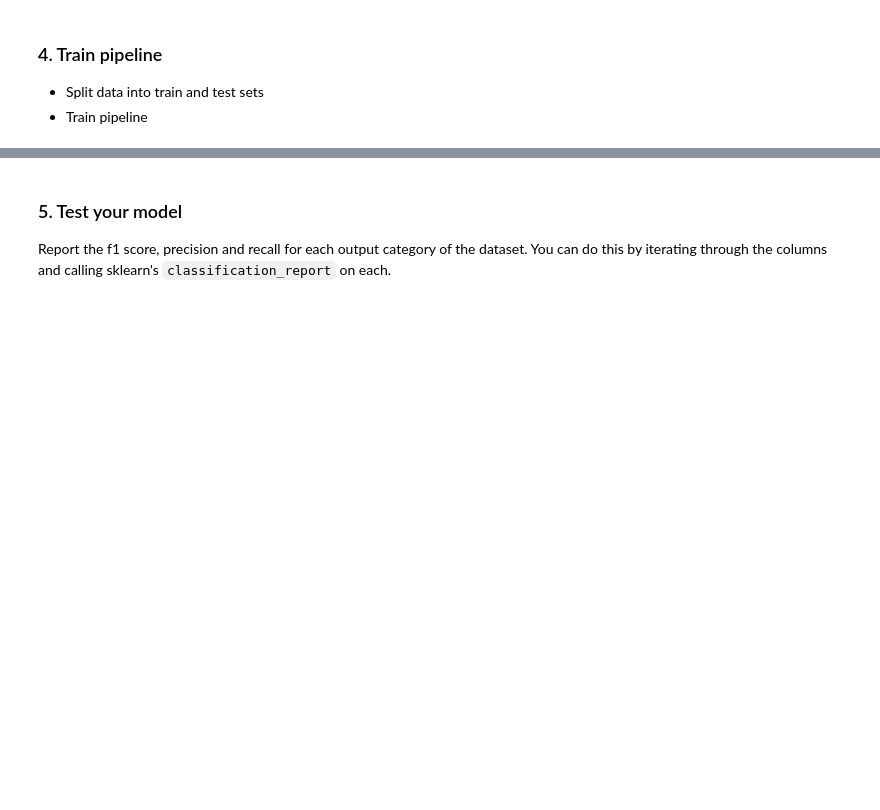
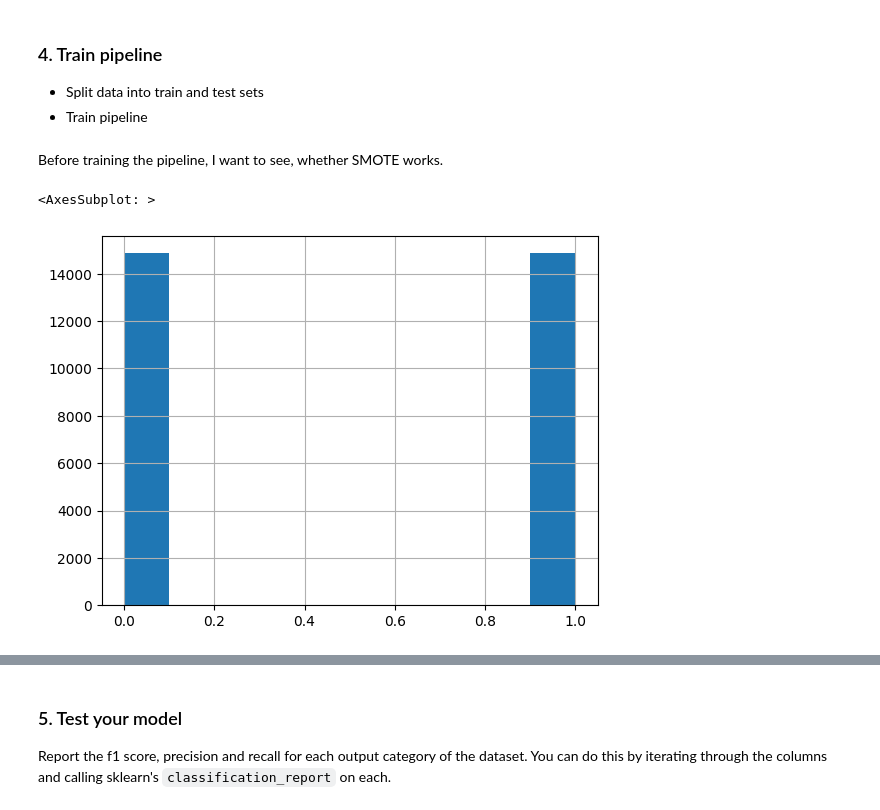
Before and after one commit to adrianprochaska/disaster-response-pipeline, a Jupyter notebook: preparation/ML Pipeline Preparation.ipynb, the cells around one changed output, grey strips where cells are left out. Saved outputs shown, nothing was run; the diff lists cells and outputs as text; code cells hidden in the pictures; blank space fills up the shorter version.

```diff
--- a/preparation/ML Pipeline Preparation.ipynb
+++ b/preparation/ML Pipeline Preparation.ipynb
@@ -30,9 +97,20 @@ Y = df.iloc[:, 4:]
 # %% [markdown]
 ### 2. Write a tokenization function to process your text data
-# %%
-def tokenize(text):
-    words = text.apply(word_tokenize())
-    return words
+# %%
+stop_words = stopwords.words("english")
+lemmatizer = WordNetLemmatizer()
+
+def tokenize(text):
+    # normalize case and remove punctuation
+    text = re.sub(r"[^a-zA-Z0-9]", " ", text.lower())
+
+    # tokenize text
+    tokens = word_tokenize(text)
+
+    # lemmatize andremove stop words
+    tokens = [lemmatizer.lemmatize(word) for word in tokens if word not in stop_words]
+
+    return tokens
 # %% [markdown]
 ### 3. Build a machine learning pipeline
 This machine pipeline should take in the `message` column as input and output classification results on the other 36 categories in the dataset. You may find the [MultiOutputClassifier](http://scikit-learn.org/stable/modules/generated/sklearn.multioutput.MultiOutputClassifier.html) helpful for predicting multiple target variables.
@@ -57,6 +139,22 @@ tokenize(X)
 - Split data into train and test sets
 - Train pipeline
 # %%
-X_train, X_test, Y_train, Y_test = train_test_split(X, Y)
-
-pipeline.fit(X_train, Y_train)
+X_train, X_test, Y_train, Y_test = train_test_split(X, Y.iloc[:,:3], random_state=42)
+idx_empty_column = Y_train.any(axis=0)
+Y_train = Y_train.loc[:, idx_empty_column]
+Y_test = Y_test.loc[:, idx_empty_column]
+# %% [markdown]
+Before training the pipeline, I want to see, whether SMOTE works.
+# %%
+Y_train_loc = Y_train.iloc[:, 0]
+Y_test_loc = Y_test.iloc[:, 0]
+# count vectorization
+X_vectorized = CountVectorizer(tokenizer=tokenize,
+                token_pattern=None).fit_transform(
+                    X_train
+                )
+# TF-IDF transformation
+X_tfidf = TfidfTransformer().fit_transform(X_vectorized)
+
+# create a model for one output
+X_SMOTE, Y_SMOTE = SMOTE(sampling_strategy='all').fit_resample(X_tfidf, Y_train_loc)
@@ -62,0 +166,5 @@ pipeline.fit(X_train, Y_train)
+# %%
+Y_SMOTE.hist()
+# %% [output]
+<AxesSubplot: >
+[figure, added]
```
Also changed, not shown: parts of 23 cells of this notebook, 1 other file.
